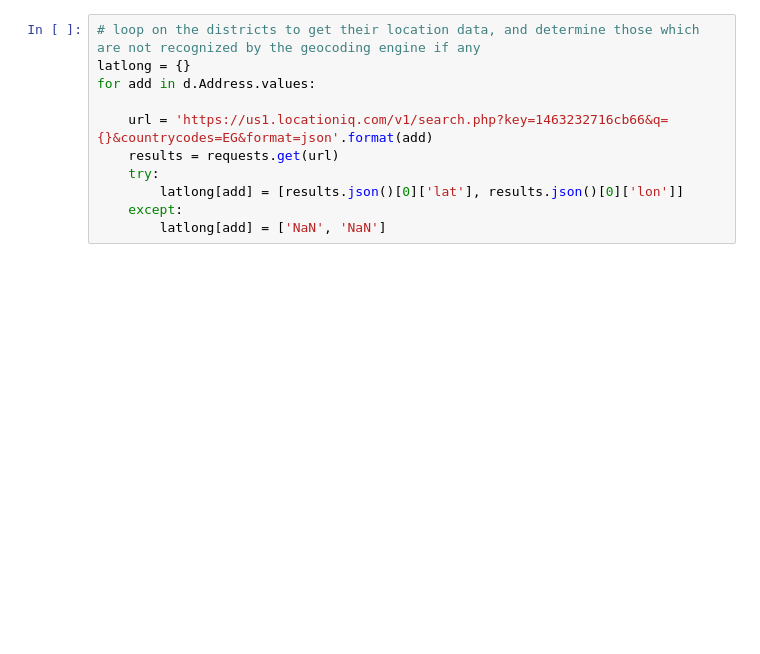
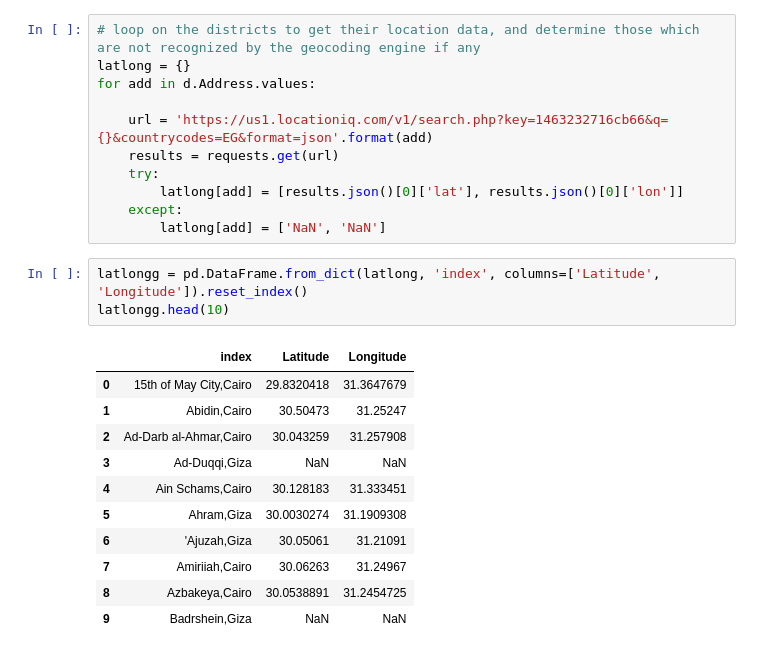
Before and after one commit to Abdelrahman44/Determining-which-districts-of-Greater-Cairo-is-bes-to-open-a-new-food-business, a Jupyter notebook: main.ipynb, the cells around one changed output. Cells and saved outputs as stored; diff of their text form; blank space fills up the shorter version.

Commit message:
feat: Get data location using locationIQ API

```diff
--- a/main.ipynb
+++ b/main.ipynb
@@ -131,3 +131,18 @@ for add in d.Address.values:
         latlong[add] = [results.json()[0]['lat'], results.json()[0]['lon']]
     except:
         latlong[add] = ['NaN', 'NaN']
+# %%
+latlongg = pd.DataFrame.from_dict(latlong, 'index', columns=['Latitude', 'Longitude']).reset_index()
+latlongg.head(10)
+# %% [output]
+|  | index | Latitude | Longitude |
+| 0 | 15th of May City,Cairo | 29.8320418 | 31.3647679 |
+| 1 | Abidin,Cairo | 30.50473 | 31.25247 |
+| 2 | Ad-Darb al-Ahmar,Cairo | 30.043259 | 31.257908 |
+| 3 | Ad-Duqqi,Giza | NaN | NaN |
+| 4 | Ain Schams,Cairo | 30.128183 | 31.333451 |
+| 5 | Ahram,Giza | 30.0030274 | 31.1909308 |
+| 6 | 'Ajuzah,Giza | 30.05061 | 31.21091 |
+| 7 | Amiriiah,Cairo | 30.06263 | 31.24967 |
+| 8 | Azbakeya,Cairo | 30.0538891 | 31.2454725 |
+| 9 | Badrshein,Giza | NaN | NaN |
```
Also changed, not shown: parts of 7 cells of this notebook.
